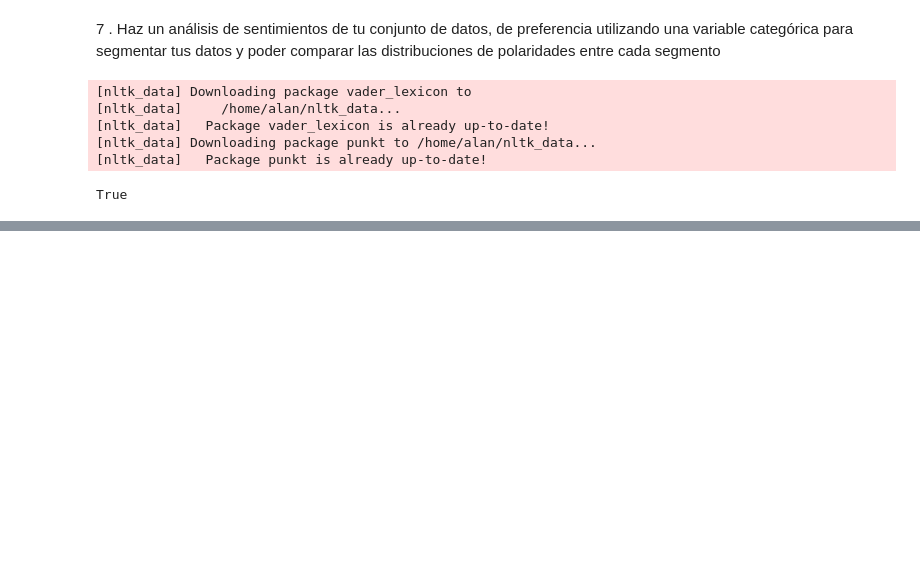
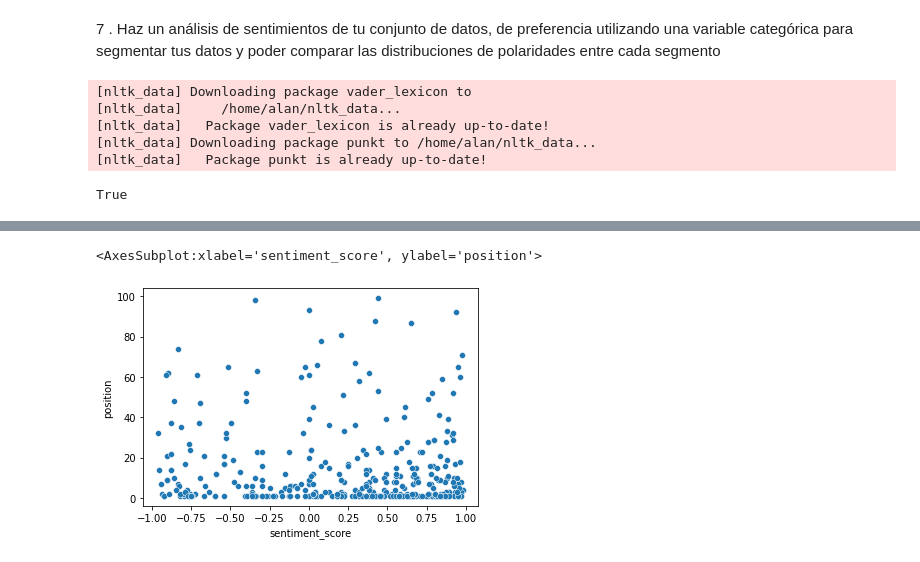
Before and after one commit to SanLnAlan/B2-Analisis-de-Datos-con-Python-2020-2021-Santander, a Jupyter notebook: Sesion-07/postwork7.ipynb, the cells around one changed output, grey strips where cells are left out. Cells and saved outputs as stored; diff of their text form; code cells hidden in the pictures; blank space fills up the shorter version.

```diff
--- a/Sesion-07/postwork7.ipynb
+++ b/Sesion-07/postwork7.ipynb
@@ -196,8 +184,8 @@ Name: description, Length: 500, dtype: object
 # %%
-
 def get_sentiment(x):
     scores = analizador.polarity_scores(x)
     return scores['compound']
 
 df1['sentiment_score'] = df1.description.apply(get_sentiment)
+df1['positive'] = df1.sentiment_score.apply(lambda x:x>= 0)
 # %%
@@ -230,0 +200,5 @@ df1.iloc[20:30]
+# %%
+sns.scatterplot(data=df1,x='sentiment_score',y='position')
+# %% [output]
+<AxesSubplot:xlabel='sentiment_score', ylabel='position'>
+[figure, added]
```
Also changed, not shown: parts of 6 cells of this notebook.
